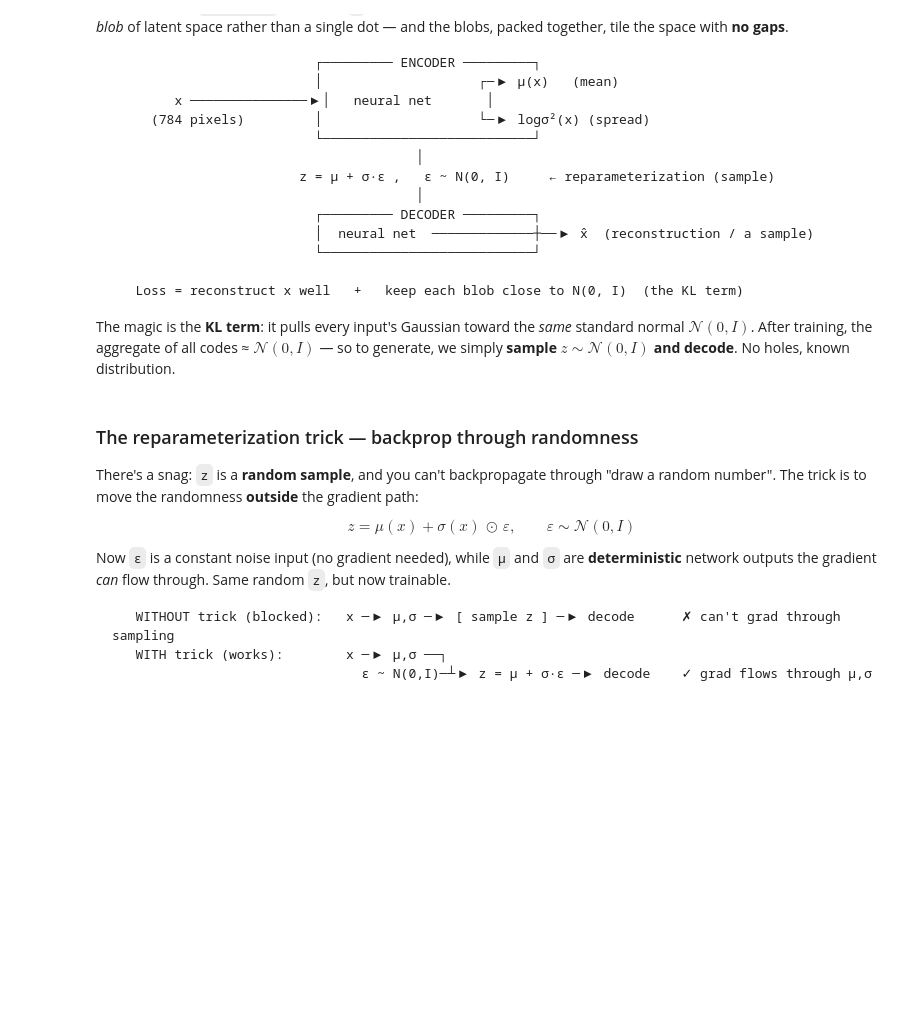
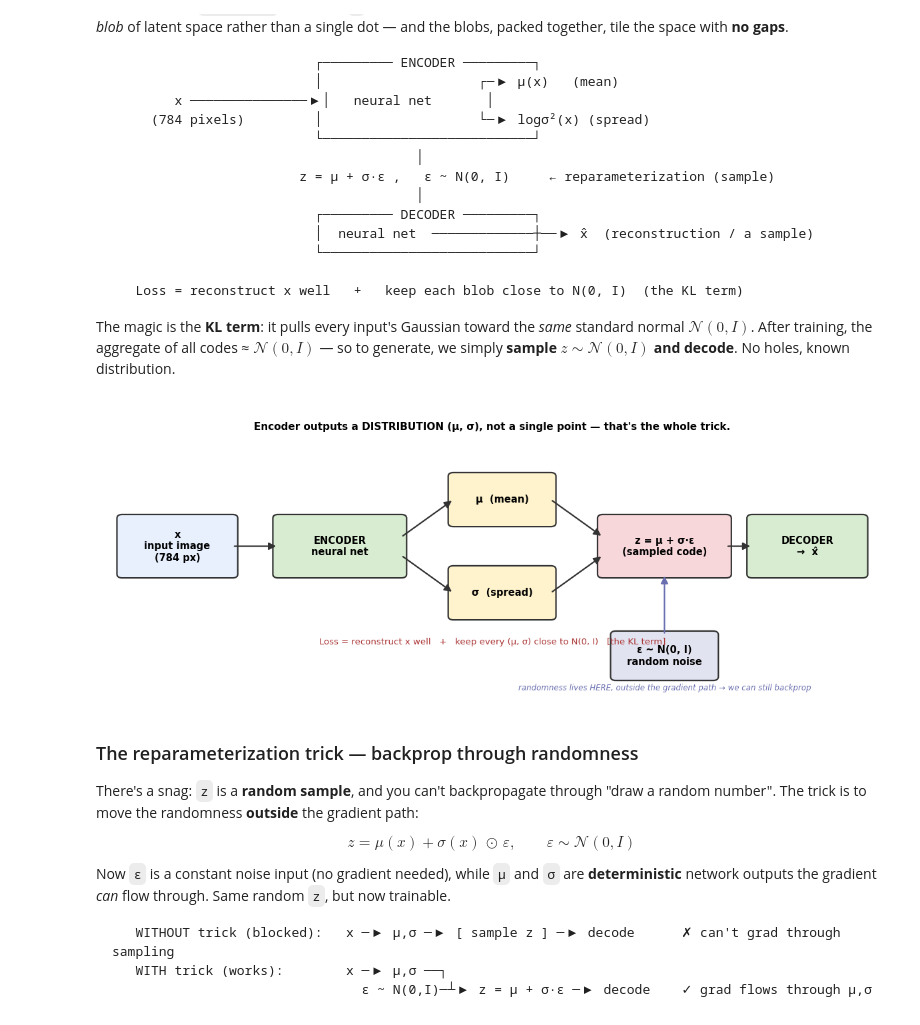
Before and after one commit to pablogasco1/machine-learning-projects, a Jupyter notebook: autoencoders/05_variational_autoencoder.ipynb, the cells around one changed output. Saved outputs shown, nothing was run; the diff lists cells and outputs as text; code cells hidden in the pictures; blank space fills up the shorter version.

```diff
--- a/autoencoders/05_variational_autoencoder.ipynb
+++ b/autoencoders/05_variational_autoencoder.ipynb
@@ -96,6 +115,54 @@ the blobs, packed together, tile the space with **no gaps**.
 The magic is the **KL term**: it pulls every input's Gaussian toward the *same* standard normal
 $\mathcal{N}(0, I)$. After training, the aggregate of all codes ≈ $\mathcal{N}(0, I)$ — so to
 generate, we simply **sample $z \sim \mathcal{N}(0, I)$ and decode**. No holes, known distribution.
+# %%
+# 📊 A picture of the whole VAE (run me) — the same flow as the ASCII sketch above, drawn cleanly.
+# Read it left to right: an image goes in, the encoder turns it into a Gaussian (μ, σ), we SAMPLE a
+# point z from that Gaussian using the reparameterization trick, and the decoder rebuilds an image.
+from matplotlib.patches import FancyBboxPatch, FancyArrowPatch
+
+fig, ax = plt.subplots(figsize=(12, 4.6))
+ax.set_xlim(0, 12); ax.set_ylim(0, 6); ax.axis("off")
+
+def box(x, y, w, h, text, color):
+    ax.add_patch(FancyBboxPatch((x, y), w, h, boxstyle="round,pad=0.08",
+                                linewidth=1.6, edgecolor="#333", facecolor=color))
+    ax.text(x + w/2, y + h/2, text, ha="center", va="center", fontsize=10.5, weight="bold")
+
+def arrow(x1, y1, x2, y2, text="", color="#333"):
+    ax.add_patch(FancyArrowPatch((x1, y1), (x2, y2), arrowstyle="-|>",
+                                 mutation_scale=16, linewidth=1.6, color=color))
+    if text:
+        ax.text((x1+x2)/2, (y1+y2)/2 + 0.28, text, ha="center", va="bottom", fontsize=9, color=color)
+
+# main pipeline
+box(0.3, 2.4, 1.7, 1.2, "x\ninput image\n(784 px)", "#e8f0fe")
+box(2.7, 2.4, 1.9, 1.2, "ENCODER\nneural net", "#d7ecd0")
+box(5.4, 3.5, 1.5, 1.0, "μ  (mean)", "#fff3cd")
+box(5.4, 1.5, 1.5, 1.0, "σ  (spread)", "#fff3cd")
+box(7.7, 2.4, 1.9, 1.2, "z = μ + σ·ε\n(sampled code)", "#f8d7da")
+box(10.0, 2.4, 1.7, 1.2, "DECODER\n→  x̂", "#d7ecd0")
+
+# noise input for the reparameterization trick
+box(7.9, 0.2, 1.5, 0.9, "ε ~ N(0, I)\nrandom noise", "#e2e3f0")
+
+arrow(2.0, 3.0, 2.7, 3.0)
+arrow(4.6, 3.2, 5.4, 4.0)           # encoder -> mu
+arrow(4.6, 2.8, 5.4, 2.0)           # encoder -> sigma
+arrow(6.9, 4.0, 7.7, 3.2)           # mu -> z
+arrow(6.9, 2.0, 7.7, 2.8)           # sigma -> z
+arrow(8.65, 1.1, 8.65, 2.4, color="#6a6fb0")   # noise -> z (the trick)
+arrow(9.6, 3.0, 10.0, 3.0)          # z -> decoder
+
+ax.text(8.65, 0.05, "randomness lives HERE, outside the gradient path → we can still backprop",
+        ha="center", va="top", fontsize=8.5, style="italic", color="#6a6fb0")
+ax.text(6.0, 5.5, "Encoder outputs a DISTRIBUTION (μ, σ), not a single point — that's the whole trick.",
+        ha="center", fontsize=11, weight="bold")
+ax.text(6.0, 0.9, "Loss = reconstruct x well   +   keep every (μ, σ) close to N(0, I)   [the KL term]",
+        ha="center", fontsize=9.5, color="#a33")
+plt.tight_layout(); plt.show()
+# %% [output]
+[figure, added]
 # %% [markdown]
 ### The reparameterization trick — backprop through randomness
 
```
Also changed, not shown: parts of 3 cells of this notebook, 20 other files.
